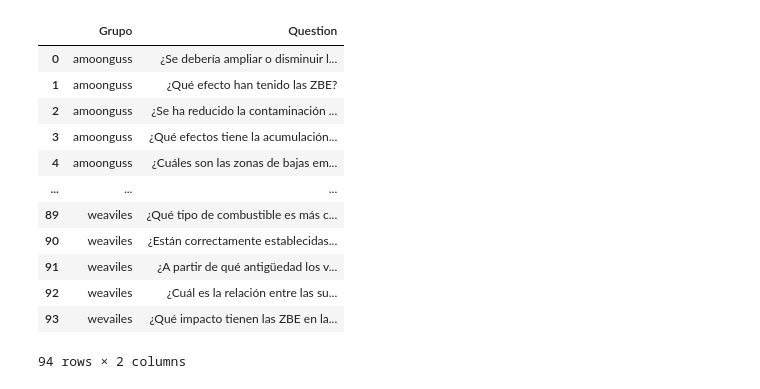
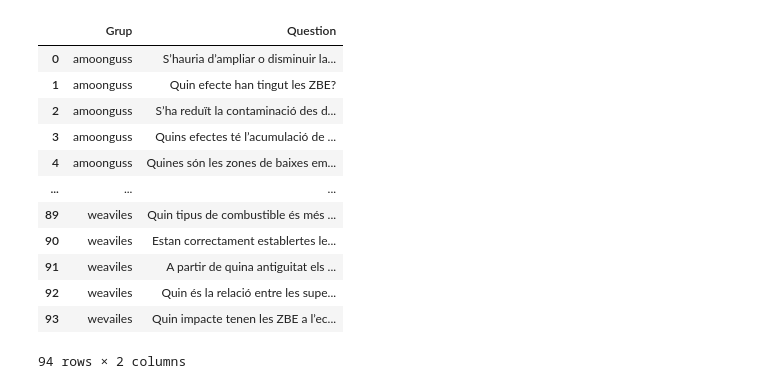
Before and after one commit to Thesportydar/reis-analisis, a Jupyter notebook: Load_db.ipynb, the cells around one changed output. Saved outputs shown, nothing was run; the diff lists cells and outputs as text; code cells hidden in the pictures.

```diff
--- a/Load_db.ipynb
+++ b/Load_db.ipynb
@@ -12,32 +12,32 @@ from dotenv import load_dotenv
 load_dotenv()
 DB_PATH = os.getenv("DATABASE_URL", "sqlite.db")
 # %%
-df = pd.read_excel('./ZBE-es.xlsx')
+df = pd.read_excel('./ZBE-cat.xlsx')
 
 # Limpiar nombres de columnas
 df.columns = df.columns.str.strip().str.replace(r"\s+", " ", regex=True)
 
 # Eliminar espacios al principio y al final de las celdas de texto
 df = df.map(lambda x: x.strip() if isinstance(x, str) else x)
 
 # define columns
-cols = ['Grupo', 'Question']
+cols = ['Grup', 'Question']
 
 df = df[cols]
 df
 # %% [output]
-|  | Grupo | Question |
-| 0 | amoonguss | ¿Se debería ampliar o disminuir l... |
-| 1 | amoonguss | ¿Qué efecto han tenido las ZBE? |
-| 2 | amoonguss | ¿Se ha reducido la contaminación ... |
-| 3 | amoonguss | ¿Qué efectos tiene la acumulación... |
-| 4 | amoonguss | ¿Cuáles son las zonas de bajas em... |
+|  | Grup | Question |
+| 0 | amoonguss | S’hauria d’ampliar o disminuir la... |
+| 1 | amoonguss | Quin efecte han tingut les ZBE? |
+| 2 | amoonguss | S’ha reduït la contaminació des d... |
+| 3 | amoonguss | Quins efectes té l’acumulació de ... |
+| 4 | amoonguss | Quines són les zones de baixes em... |
 | ... | ... | ... |
-| 89 | weaviles | ¿Qué tipo de combustible es más c... |
-| 90 | weaviles | ¿Están correctamente establecidas... |
-| 91 | weaviles | ¿A partir de qué antigüedad los v... |
-| 92 | weaviles | ¿Cuál es la relación entre las su... |
-| 93 | wevailes | ¿Qué impacto tienen las ZBE en la... |
+| 89 | weaviles | Quin tipus de combustible és més ... |
+| 90 | weaviles | Estan correctament establertes le... |
+| 91 | weaviles | A partir de quina antiguitat els ... |
+| 92 | weaviles | Quin és la relació entre les supe... |
+| 93 | wevailes | Quin impacte tenen les ZBE a l’ec... |
 94 rows × 2 columns
 # %%
 conn = sqlite3.connect(DB_PATH)
```
Also changed, not shown: parts of 1 cell of this notebook, 5 other files.
